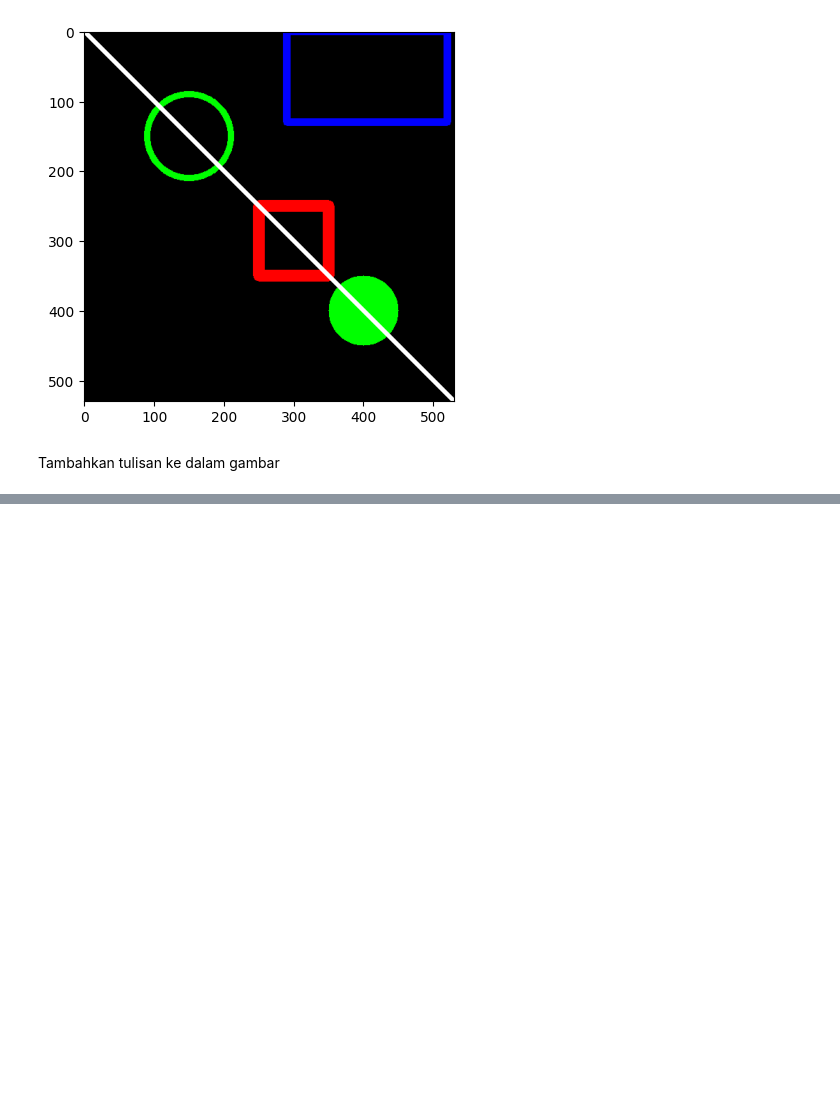
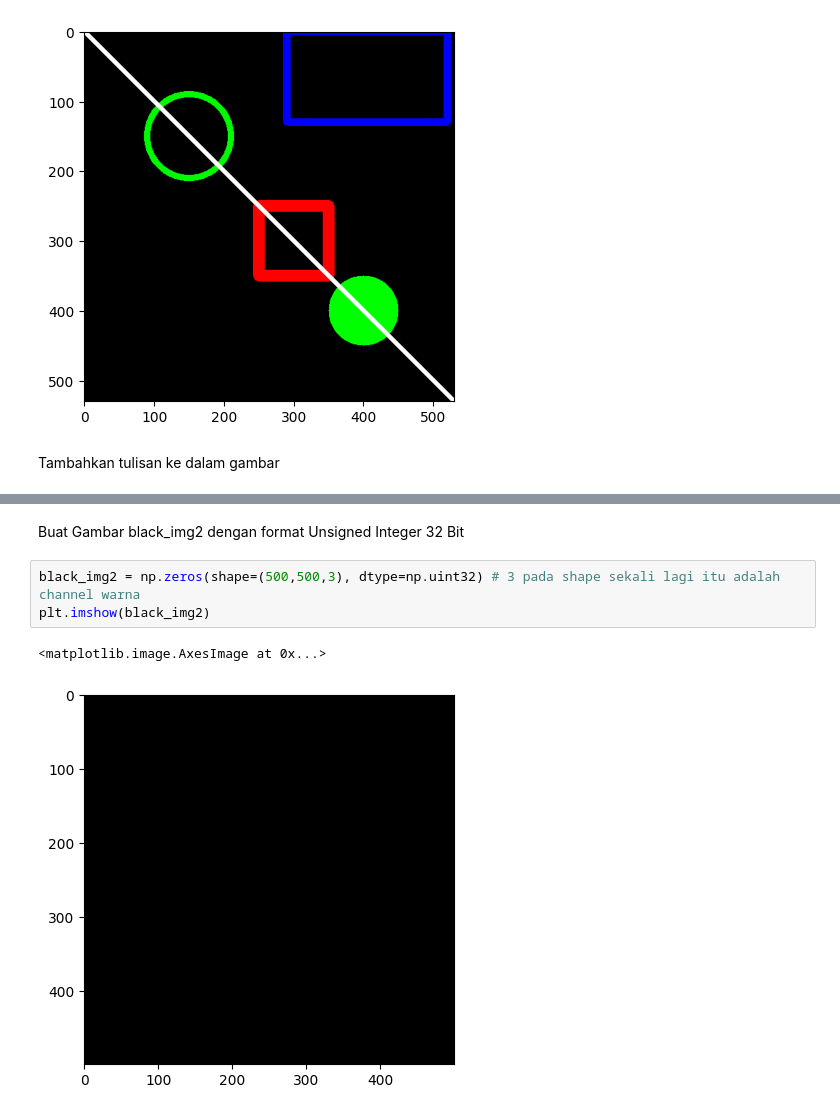
Before and after one commit to geraldiakmal2380/PCVK_Ganjil_2026, a Jupyter notebook: pertemuan_2.ipynb, the cells around one changed output, grey strips where cells are left out. Cells and saved outputs as stored; diff of their text form; blank space fills up the shorter version.

```diff
--- a/pertemuan_2.ipynb
+++ b/pertemuan_2.ipynb
@@ -119,0 +117,8 @@ error: OpenCV(5.0.0) /io/opencv/modules/imgproc/src/drawing_text.cpp:1430: error
+# %% [markdown]
+Buat Gambar black_img2 dengan format Unsigned Integer 32 Bit
+# %%
+black_img2 = np.zeros(shape=(500,500,3), dtype=np.uint32) # 3 pada shape sekali lagi itu adalah channel warna
+plt.imshow(black_img2)
+# %% [output]
+<matplotlib.image.AxesImage at 0x...>
+[figure, added]
```
Also changed, not shown: parts of 8 cells of this notebook.
